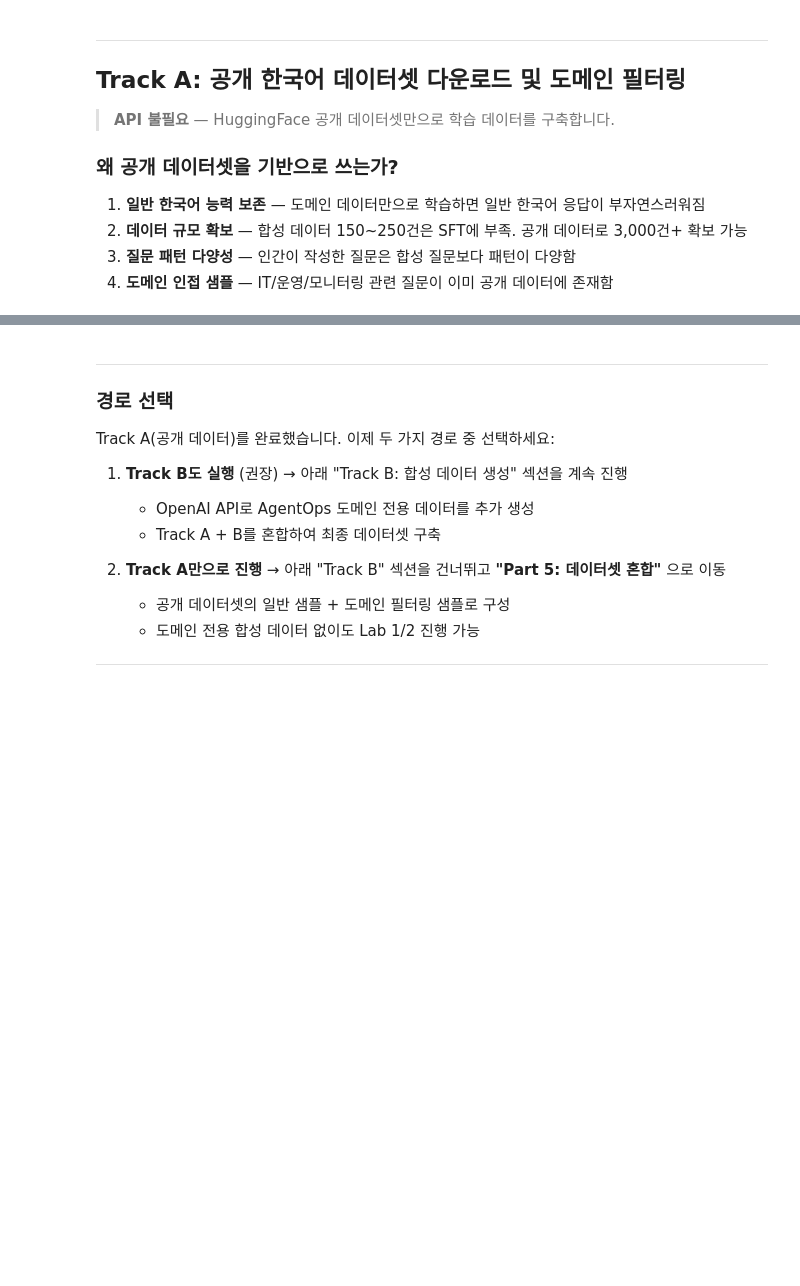
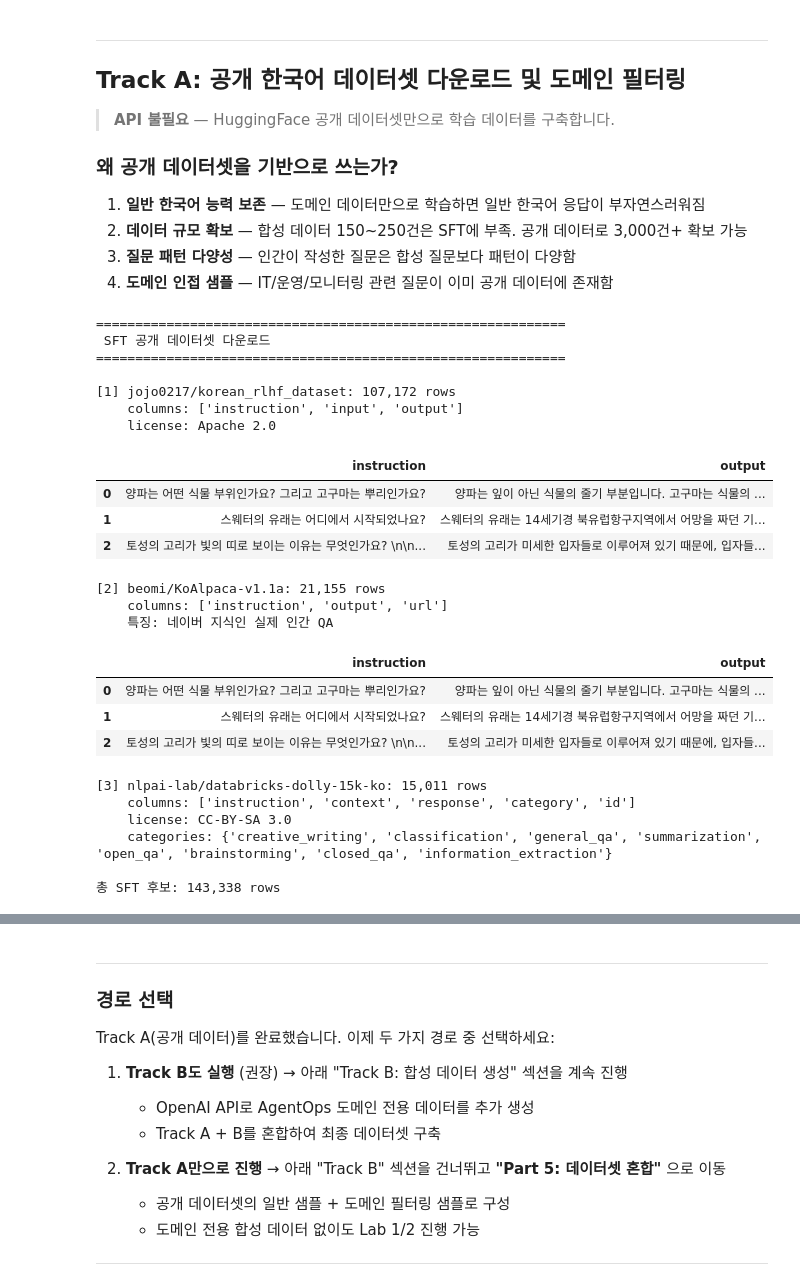
Before and after one commit to youngs75/SDS-AX-Advanced-2026-1, a Jupyter notebook: Day-06/lab0_synthetic_data.ipynb, the cells around one changed output, grey strips where cells are left out. Cells and saved outputs as stored; diff of their text form; code cells hidden in the pictures; blank space fills up the shorter version.

Commit message:
Day06 실습 결과물 및 데이터 추가
Co-Authored-By: Claude Opus 4.6 (1M context) <noreply@anthropic.com>

```diff
--- a/Day-06/lab0_synthetic_data.ipynb
+++ b/Day-06/lab0_synthetic_data.ipynb
@@ -122,36 +126,64 @@ print("Configuration loaded")
 # Track A-1: SFT용 공개 한국어 데이터셋 다운로드
 # ══════════════════════════════════════════════════════════════════════════════
 from datasets import load_dataset, concatenate_datasets
+import os
+
+os.environ['HF_TOKEN'] = "hf_YOUR_TOKEN_HERE"
 
 print("=" * 60)
 print(" SFT 공개 데이터셋 다운로드")
 print("=" * 60)
 
 # ── 1. 기본 한국어 instruction 데이터 (Apache 2.0) ──
 # 107K rows, 5개 소스 정제 통합, 가장 깨끗한 단일 파일
 sft_base = load_dataset("jojo0217/korean_rlhf_dataset", split="train")
 print(f"\n[1] jojo0217/korean_rlhf_dataset: {len(sft_base):,} rows")
 print(f"    columns: {sft_base.column_names}")
 print(f"    license: Apache 2.0")
 display(sft_base.to_pandas()[["instruction", "output"]].head(3))
 
 # ── 2. 고품질 인간 작성 QA (네이버 지식인 출처) ──
 # 21K rows, 실제 사용자 질문 + 답변
 sft_human = load_dataset("beomi/KoAlpaca-v1.1a", split="train")
 print(f"\n[2] beomi/KoAlpaca-v1.1a: {len(sft_human):,} rows")
 print(f"    columns: {sft_human.column_names}")
 print(f"    특징: 네이버 지식인 실제 인간 QA")
 display(sft_human.to_pandas()[["instruction", "output"]].head(3))
 
 # ── 3. 다양한 태스크 (Databricks 직원 작성 + DeepL 번역) ──
 # 15K rows, 8가지 instruction 카테고리
 sft_dolly = load_dataset("nlpai-lab/databricks-dolly-15k-ko", split="train")
 print(f"\n[3] nlpai-lab/databricks-dolly-15k-ko: {len(sft_dolly):,} rows")
 print(f"    columns: {sft_dolly.column_names}")
 print(f"    license: CC-BY-SA 3.0")
 print(f"    categories: {set(sft_dolly['category'])}")
 
 print(f"\n총 SFT 후보: {len(sft_base) + len(sft_human) + len(sft_dolly):,} rows")
+# %% [output]
+============================================================
+ SFT 공개 데이터셋 다운로드
+============================================================
+
+[1] jojo0217/korean_rlhf_dataset: 107,172 rows
+    columns: ['instruction', 'input', 'output']
+    license: Apache 2.0
+|  | instruction | output |
+| 0 | 양파는 어떤 식물 부위인가요? 그리고 고구마는 뿌리인가요? | 양파는 잎이 아닌 식물의 줄기 부분입니다. 고구마는 식물의 ... |
+| 1 | 스웨터의 유래는 어디에서 시작되었나요? | 스웨터의 유래는 14세기경 북유럽항구지역에서 어망을 짜던 기... |
+| 2 | 토성의 고리가 빛의 띠로 보이는 이유는 무엇인가요? \n\n... | 토성의 고리가 미세한 입자들로 이루어져 있기 때문에, 입자들... |
+[2] beomi/KoAlpaca-v1.1a: 21,155 rows
+    columns: ['instruction', 'output', 'url']
+    특징: 네이버 지식인 실제 인간 QA
+|  | instruction | output |
+| 0 | 양파는 어떤 식물 부위인가요? 그리고 고구마는 뿌리인가요? | 양파는 잎이 아닌 식물의 줄기 부분입니다. 고구마는 식물의 ... |
+| 1 | 스웨터의 유래는 어디에서 시작되었나요? | 스웨터의 유래는 14세기경 북유럽항구지역에서 어망을 짜던 기... |
+| 2 | 토성의 고리가 빛의 띠로 보이는 이유는 무엇인가요? \n\n... | 토성의 고리가 미세한 입자들로 이루어져 있기 때문에, 입자들... |
+[3] nlpai-lab/databricks-dolly-15k-ko: 15,011 rows
+    columns: ['instruction', 'context', 'response', 'category', 'id']
+    license: CC-BY-SA 3.0
+    categories: {'creative_writing', 'classification', 'general_qa', 'summarization', 'open_qa', 'brainstorming', 'closed_qa', 'information_extraction'}
+
+총 SFT 후보: 143,338 rows
 # %%
 # ══════════════════════════════════════════════════════════════════════════════
 # Track A-2: SFT 도메인 필터링 — IT/운영/모니터링 관련 샘플 추출
```
Also changed, not shown: parts of 17 cells of this notebook, 5 other files.
